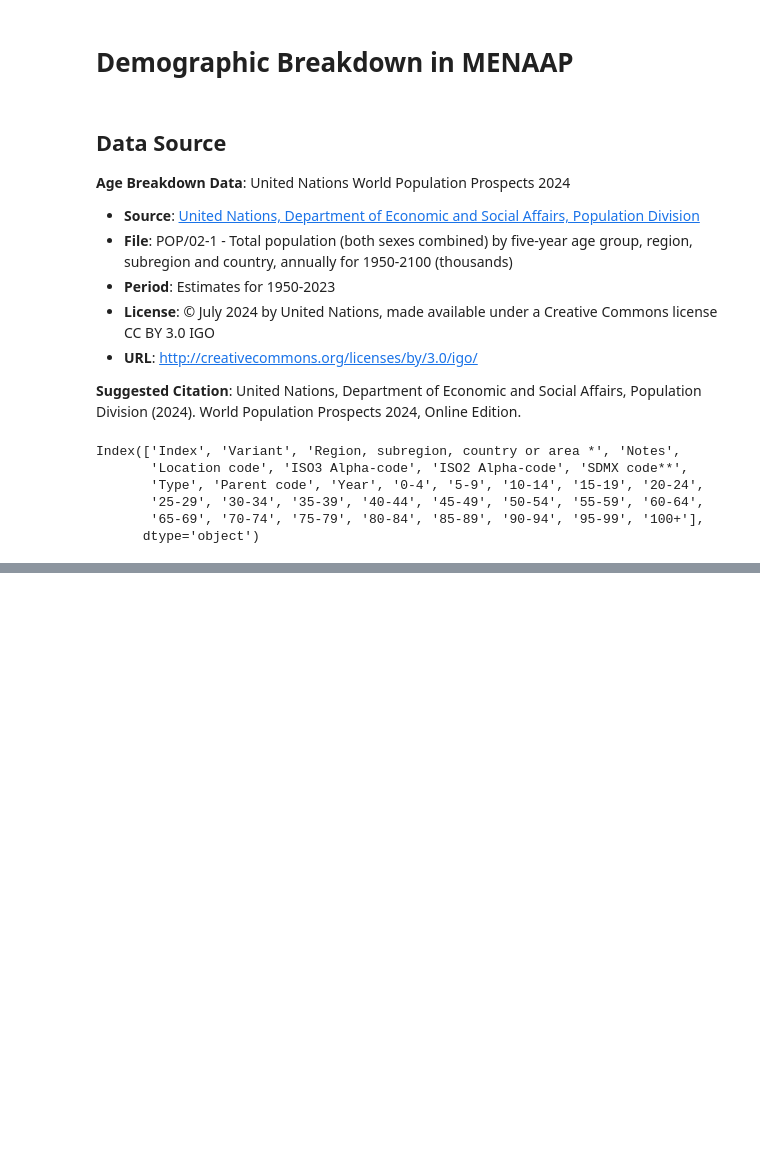
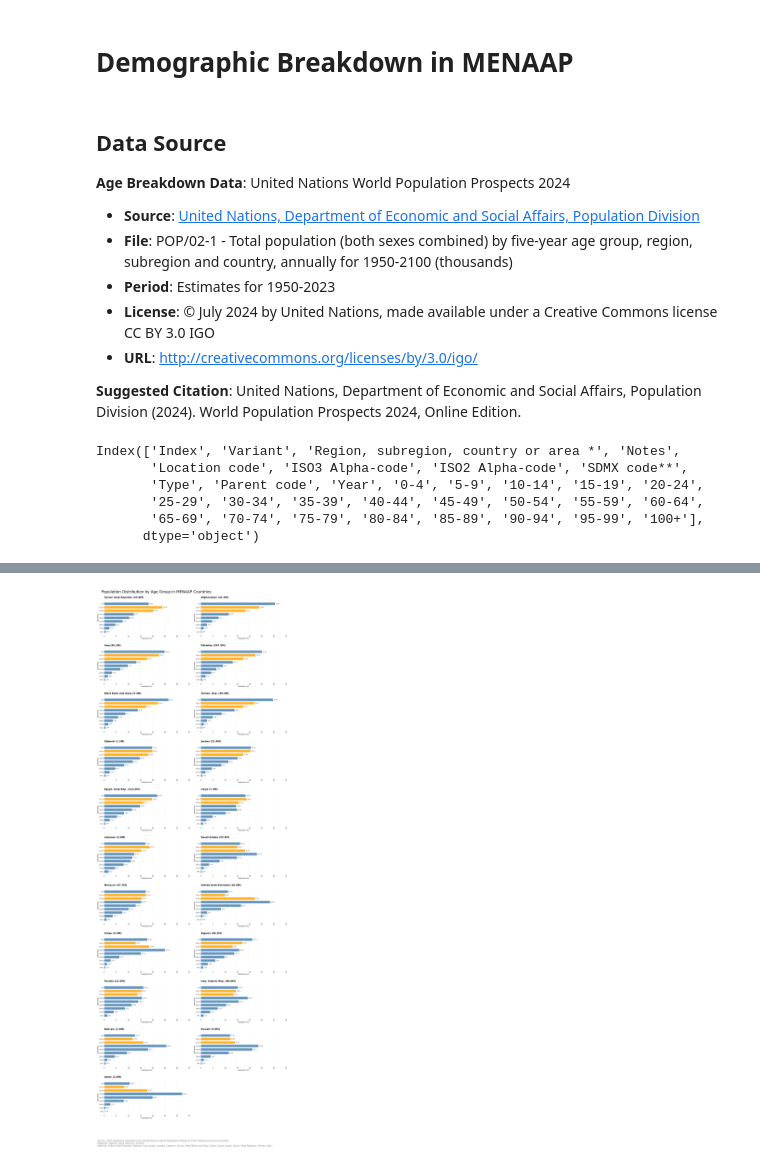
Before and after one commit to datapartnership/GenZ_Protest_Analysis, a Jupyter notebook: notebooks/demographic.ipynb, the cells around one changed output, grey strips where cells are left out. Cells and saved outputs as stored; diff of their text form; code cells hidden in the pictures; blank space fills up the shorter version.

```diff
--- a/notebooks/demographic.ipynb
+++ b/notebooks/demographic.ipynb
@@ -162,0 +204,96 @@ plt.show()
+# %%
+
+# Create subplots with 2 columns showing all countries sorted by Gen Z population
+import numpy as np
+import matplotlib.pyplot as plt
+
+country_col = 'country_name'
+
+# Calculate Gen Z percentage (10-19 + 20-29) as % of total population for sorting
+df_grouped['gen_z_pct'] = ((df_grouped['10-19'] + df_grouped['20-29']) /
+                            (df_grouped[age_groups_10yr].sum(axis=1)) * 100)
+
+# Sort by Gen Z percentage in descending order
+df_sorted = df_grouped.sort_values('gen_z_pct', ascending=False)
+countries = df_sorted[country_col].values
+n_countries = len(countries)
+n_rows = int(np.ceil(n_countries / 2))
+
+# Create figure with subplots
+fig, axes = plt.subplots(n_rows, 2, figsize=(18, 4.5 * n_rows))
+axes = axes.flatten()
+
+# Plot all countries
+def plot_all_countries():
+    for idx, country in enumerate(countries):
+        ax = axes[idx]
+        country_data = df_sorted[df_sorted[country_col] == country].iloc[0]
+
+        # Prepare data
+        total_pop = country_data[age_groups_10yr].sum()
+        # Convert from thousands to actual population and format for display
+        total_pop_millions = (total_pop * 1000) / 1_000_000
+        if total_pop_millions >= 1:
+            pop_display = f"{total_pop_millions:.1f}M"
+        else:
+            pop_display = f"{(total_pop * 1000) / 1000:.0f}K"
+
+        pct_data = (country_data[age_groups_10yr] / total_pop * 100).values
+
+        y_pos = np.arange(len(age_groups_10yr))
+
+        # Define colors for each age group (orange for 10-19 and 20-29)
+        colors = ['steelblue' if age not in ['10-19', '20-29'] else 'orange'
+                  for age in age_groups_10yr]
+
+        # Create horizontal bar chart with custom colors
+        bars = ax.barh(y_pos, pct_data, height=0.7, color=colors, alpha=0.85)
+
+        # Customize the plot
+        ax.set_yticks(y_pos)
+        ax.set_yticklabels(age_groups_10yr, fontsize=9)
+        ax.set_xlabel('Population (%)', fontsize=10)
+        ax.set_ylabel('Age Group', fontsize=10)
+        ax.invert_yaxis()  # Youngest at bottom
+        ax.grid(axis='x', alpha=0.3, linestyle='--')
+
+        # Remove borders/spines
+        for spine in ax.spines.values():
+            spine.set_visible(False)
+
+        # Set title with country name and total population in brackets
+        ax.set_title(f'{country} ({pop_display})',
+                     fontsize=16, fontweight='bold', pad=20,
+                     linespacing=1.4, loc='left')
+
+        # Add percentage labels on bars with smart positioning to avoid overlap
+
+        for i, (v, age) in enumerate(zip(pct_data, age_groups_10yr)):
+            # Position text at the end of the bar with some padding
+            x_pos = v + 0.3
+            ax.text(x_pos, i, f'{v:.1f}%', va='center', fontsize=8,
+                    bbox=dict(boxstyle='round,pad=0.3', facecolor='white', alpha=0.8, edgecolor='none'))
+
+        # Set x-axis limits to a fixed 35% for all charts
+        ax.set_xlim(0, 35)
+
+    # Remove extra subplots if odd number of countries
+    for idx in range(n_countries, len(axes)):
+        axes[idx].axis('off')
+
+plot_all_countries()
+
+plt.suptitle('Population Distribution by Age Group in MENAAP Countries', fontsize=25, y=0.999, x=0.315)
+
+# Add source citation at the bottom
+plt.figtext(0.01, -0.05,
+            f'Source: 2023 projection estimates from United Nations World Population Prospects 2024. Djibouti has been excluded. \nMaghreb: {", ".join(maghreb_countries)}; ' \
+            f'\nMashriq: {", ".join(mashriq_countries)}; ' ,
+            ha='left', va='bottom', fontsize=15,color='gray')
+
+# Adjust layout with proper spacing to prevent overlap
+plt.tight_layout(h_pad=3.5, w_pad=2.5)
+#plt.savefig('../outputs/population_distribution_by_genz.png', dpi=300, bbox_inches='tight')
+plt.show()
+# %% [output]
+[figure, added]
```
Also changed, not shown: parts of 5 cells of this notebook.
